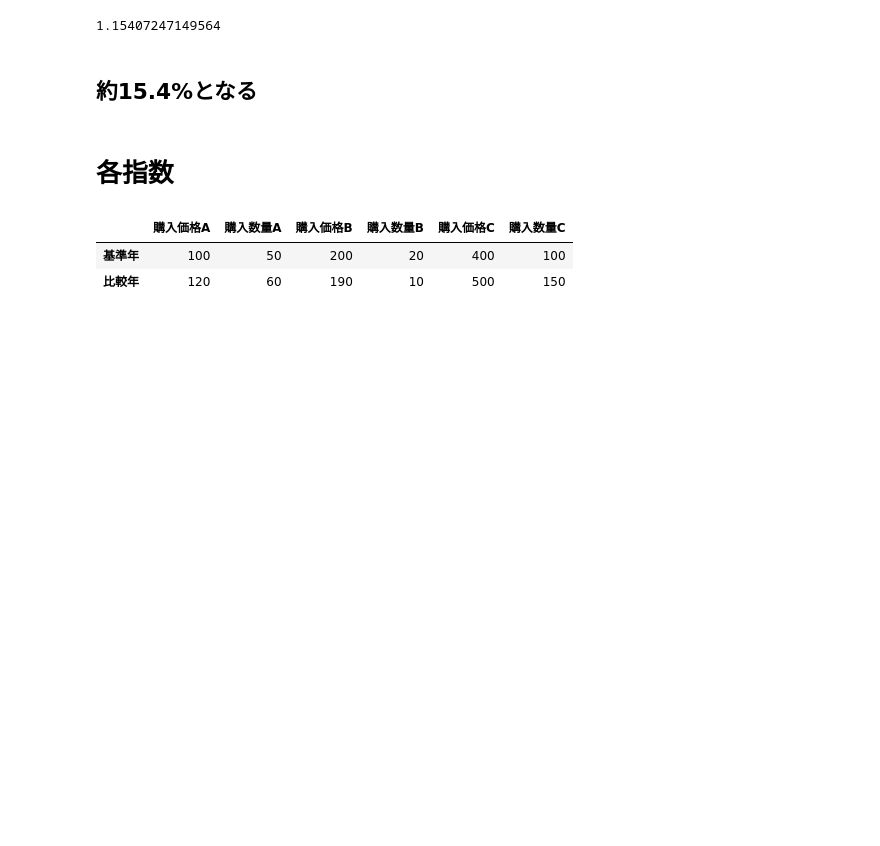
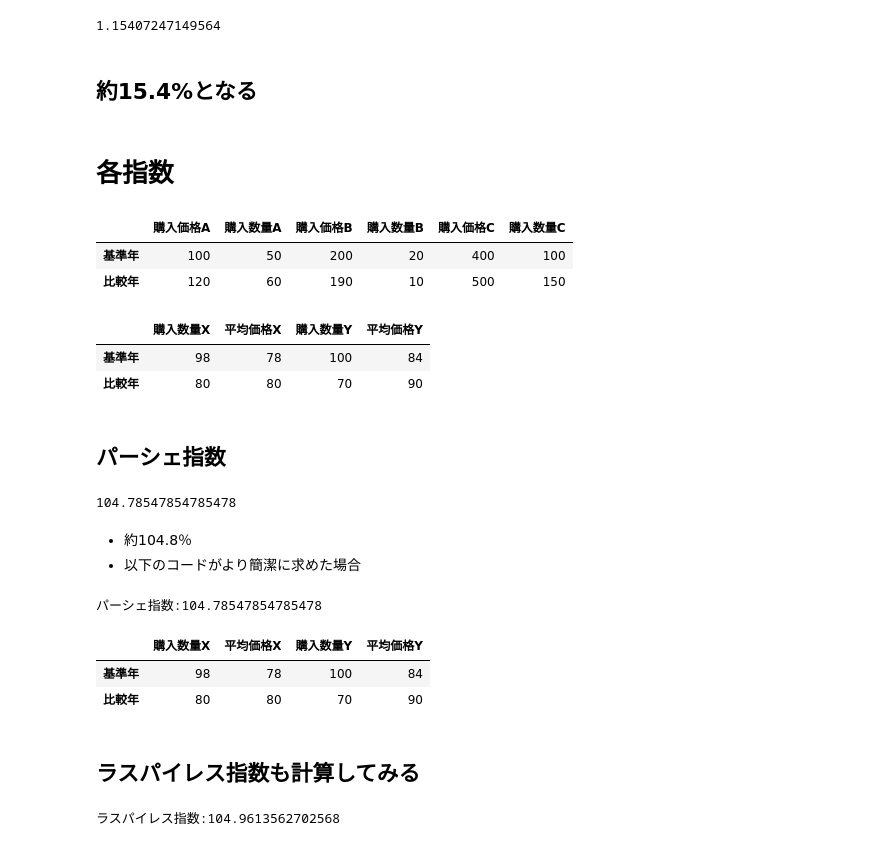
Before and after one commit to phonon-py/ZTest_ws, a Jupyter notebook: z_test.ipynb, the cells around one changed output. Cells and saved outputs as stored; diff of their text form; code cells hidden in the pictures; blank space fills up the shorter version.

Commit message:
paasche_index

```diff
--- a/z_test.ipynb
+++ b/z_test.ipynb
@@ -478,3 +483,76 @@ df
 |  | 購入価格A | 購入数量A | 購入価格B | 購入数量B | 購入価格C | 購入数量C |
 | 基準年 | 100 | 50 | 200 | 20 | 400 | 100 |
 | 比較年 | 120 | 60 | 190 | 10 | 500 | 150 |
+# %%
+# データの準備
+data = {
+    '購入数量X': [98, 80],
+    '平均価格X': [78, 80],
+    '購入数量Y': [100, 70],
+    '平均価格Y': [84, 90],
+    }
+
+# インデックスの設定
+index = ['基準年', '比較年']
+
+# データフレームの作成
+df = pd.DataFrame(data, index=index)
+
+# 結果の表示
+df
+# %% [output]
+|  | 購入数量X | 平均価格X | 購入数量Y | 平均価格Y |
+| 基準年 | 98 | 78 | 100 | 84 |
+| 比較年 | 80 | 80 | 70 | 90 |
+# %% [markdown]
+## パーシェ指数
+# %%
+x1 = (df.loc['比較年', '平均価格X'] * df.loc['比較年', '購入数量X'])
+y1 = (df.loc['比較年', '平均価格Y'] * df.loc['比較年', '購入数量Y'])
+x0 = (df.loc['基準年', '平均価格X'] * df.loc['比較年', '購入数量X'])
+y0 = (df.loc['基準年', '平均価格Y'] * df.loc['比較年', '購入数量Y'])
+paasche_index = (x1 + y1)/(x0 + y0)*100
+paasche_index
+# %% [output]
+104.78547854785478
+# %% [markdown]
+- 約104.8％
+- 以下のコードがより簡潔に求めた場合
+# %%
+# データフレームの作成
+data = {
+    '購入数量X': [98, 80],
+    '平均価格X': [78, 80],
+    '購入数量Y': [100, 70],
+    '平均価格Y': [84, 90],
+}
+
+df = pd.DataFrame(data, index=['基準年', '比較年'])
+
+# パーシェ指数の計算
+paasche_index = ((df.loc['比較年', '平均価格X'] * df.loc['比較年', '購入数量X']) +
+                 (df.loc['比較年', '平均価格Y'] * df.loc['比較年', '購入数量Y'])) / (
+                 (df.loc['基準年', '平均価格X'] * df.loc['比較年', '購入数量X']) +
+                 (df.loc['基準年', '平均価格Y'] * df.loc['比較年', '購入数量Y'])) * 100
+
+print(f'パーシェ指数:{paasche_index}')
+# %% [output]
+パーシェ指数:104.78547854785478
+# %%
+df
+# %% [output]
+|  | 購入数量X | 平均価格X | 購入数量Y | 平均価格Y |
+| 基準年 | 98 | 78 | 100 | 84 |
+| 比較年 | 80 | 80 | 70 | 90 |
+# %% [markdown]
+## ラスパイレス指数も計算してみる
+# %%
+# ラスパイレス指数の計算
+laspeyres_index = ((df.loc['比較年', '平均価格X'] * df.loc['基準年', '購入数量X']) +
+                 (df.loc['比較年', '平均価格Y'] * df.loc['基準年', '購入数量Y'])) / (
+                 (df.loc['基準年', '平均価格X'] * df.loc['基準年', '購入数量X']) +
+                 (df.loc['基準年', '平均価格Y'] * df.loc['基準年', '購入数量Y'])) * 100
+
+print(f'ラスパイレス指数:{laspeyres_index}')
+# %% [output]
+ラスパイレス指数:104.9613562702568
```
Also changed, not shown: parts of 3 cells of this notebook.
